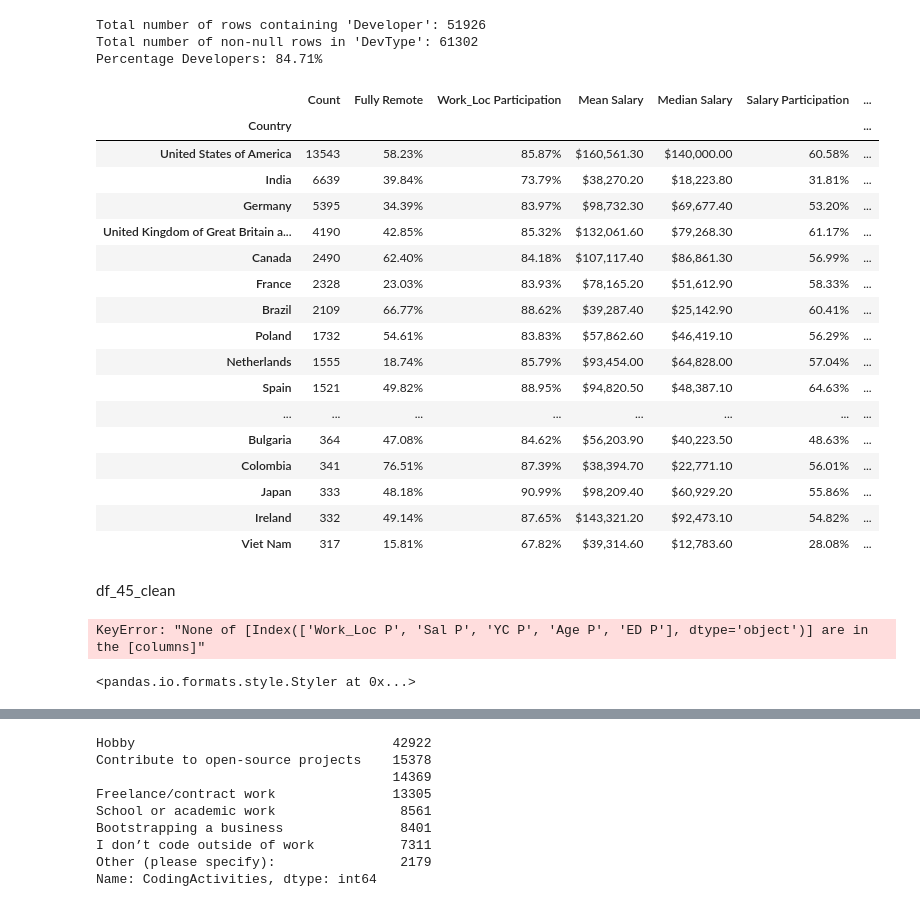
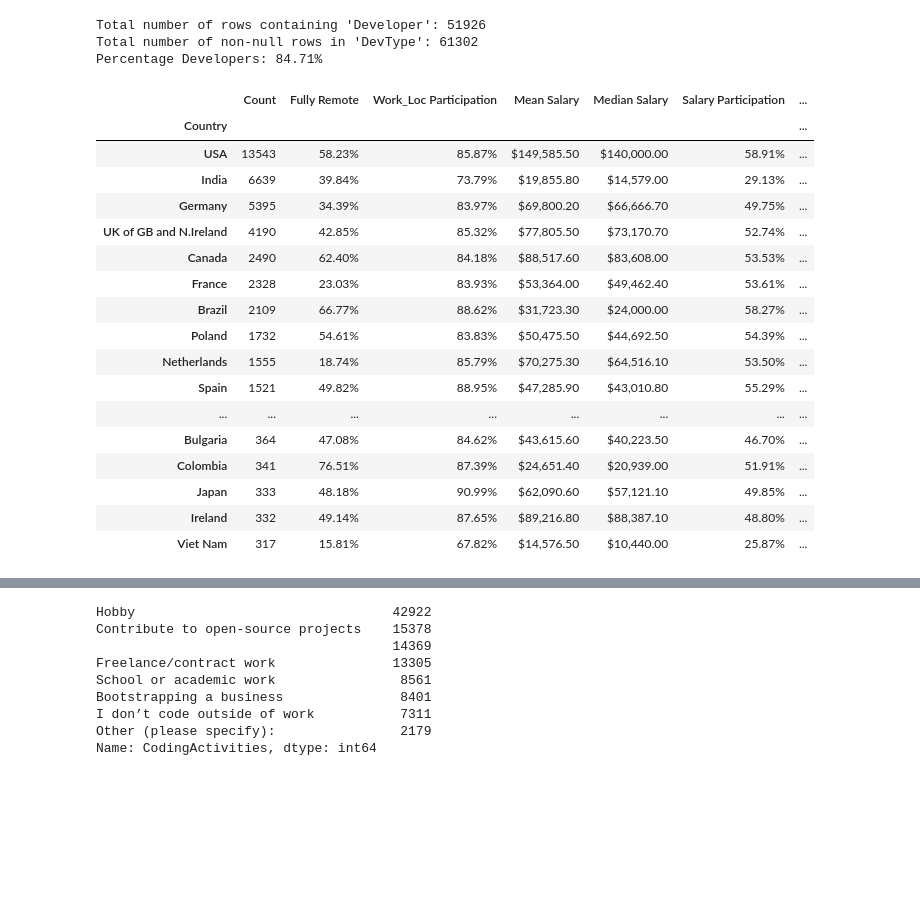
Before and after one commit to Adison-Fryman/SOF-survey-Analysis, a Jupyter notebook: General Demographics by Country.ipynb, the cells around one changed output, grey strips where cells are left out. Cells and saved outputs as stored; diff of their text form; code cells hidden in the pictures; blank space fills up the shorter version.

Commit message:
new additions to report, salary box plot ready to be added, few updates to Df creations to ensure index matches for all DF_45 types on country.

```diff
--- a/General Demographics by Country.ipynb
+++ b/General Demographics by Country.ipynb
@@ -115,3 +78,13 @@ Index(['MainBranch', 'Employment', 'RemoteWork', 'CodingActivities', 'EdLevel',
+# %%
+country_replace_dict = {'United Kingdom of Great Britain and Northern Ireland':'UK of GB and N.Ireland',
+ 'United States of America':'USA',
+ 'Iran, Islamic Republic of...':'Islamic Rplb of Iran',
+ 'Venezuela, Bolivarian Republic of...':'Venezuela'}
+
+
+df_whole_45['Country'] = df_whole_45['Country'].replace(country_replace_dict)
+#df_whole_45
+df_45['Country'] = df_45['Country'].replace(country_replace_dict)
 # %%
 
 ### % Fully Remote:
@@ -567,0 +465,14 @@ Name: Most_Common ED_Level, dtype: object
+# %%
+# Looking at mean and median
+country_grp = df_whole_45_salary.groupby(['Country'])
+country_grp['YearlyTotConvertCOMP'].mean().round(0)
+#pd.set_option('display.float_format', lambda x: f'{x:.2f}')
+country_grp['YearlyTotConvertCOMP'].agg(['mean', 'median']).round(0)
+
+#Salary series added to df_45
+Mean_Salary = country_grp['YearlyTotConvertCOMP'].mean().round(1).rename('Mean Salary')
+Median_Salary = country_grp['YearlyTotConvertCOMP'].median().round(1).rename('Median Salary')
+Salary_Count_NonNA = country_grp['Age'].count().rename('Salary_Count NonNA')
+df_45 = df_45.join(Mean_Salary, on='Country')
+df_45 = df_45.join(Median_Salary, on='Country')
+df_45 = df_45.join(Salary_Count_NonNA, on='Country')
@@ -834,31 +734,39 @@ df_45_clean = df_45[['Country', 'Count','Fully Remote','Work_Loc Participation',
 
 df_45_clean.set_index('Country', inplace=True)
 # %%
+#Sending df_45_clean to CSV
 df_45_clean.to_csv("df_45_clean.csv", index=True)
-df_45_clean
+display(df_45_clean)
+#Sending df_whole_45 to CSV
+df_whole_45.to_csv('df_whole_45.csv', index = False)
+
+#Sending df_salary_test to CSV
+df_salary_test.to_csv('df_salary_test.csv', index = False) # this is an uncleaned copy of original for use in Salry.ipynb
+
+#Sending df_whole_45_salary to CSV
+df_whole_45_salary.to_csv('df_whole_45_salary.csv', index = False) #cleaned copy, filtered for outliers
+#df_whole_45_salary.shape # output (31624, 83) looks good like filters worked!
 # %% [output]
 |  | Count | Fully Remote | Work_Loc Participation | Mean Salary | Median Salary | Salary Participation | ... |
 | Country |  |  |  |  |  |  | ... |
-| United States of America | 13543 | 58.23% | 85.87% | $160,561.30 | $140,000.00 | 60.58% | ... |
-| India | 6639 | 39.84% | 73.79% | $38,270.20 | $18,223.80 | 31.81% | ... |
-| Germany | 5395 | 34.39% | 83.97% | $98,732.30 | $69,677.40 | 53.20% | ... |
-| United Kingdom of Great Britain a... | 4190 | 42.85% | 85.32% | $132,061.60 | $79,268.30 | 61.17% | ... |
-| Canada | 2490 | 62.40% | 84.18% | $107,117.40 | $86,861.30 | 56.99% | ... |
-| France | 2328 | 23.03% | 83.93% | $78,165.20 | $51,612.90 | 58.33% | ... |
-| Brazil | 2109 | 66.77% | 88.62% | $39,287.40 | $25,142.90 | 60.41% | ... |
-| Poland | 1732 | 54.61% | 83.83% | $57,862.60 | $46,419.10 | 56.29% | ... |
-| Netherlands | 1555 | 18.74% | 85.79% | $93,454.00 | $64,828.00 | 57.04% | ... |
-| Spain | 1521 | 49.82% | 88.95% | $94,820.50 | $48,387.10 | 64.63% | ... |
+| USA | 13543 | 58.23% | 85.87% | $149,585.50 | $140,000.00 | 58.91% | ... |
+| India | 6639 | 39.84% | 73.79% | $19,855.80 | $14,579.00 | 29.13% | ... |
+| Germany | 5395 | 34.39% | 83.97% | $69,800.20 | $66,666.70 | 49.75% | ... |
+| UK of GB and N.Ireland | 4190 | 42.85% | 85.32% | $77,805.50 | $73,170.70 | 52.74% | ... |
+| Canada | 2490 | 62.40% | 84.18% | $88,517.60 | $83,608.00 | 53.53% | ... |
+| France | 2328 | 23.03% | 83.93% | $53,364.00 | $49,462.40 | 53.61% | ... |
+| Brazil | 2109 | 66.77% | 88.62% | $31,723.30 | $24,000.00 | 58.27% | ... |
+| Poland | 1732 | 54.61% | 83.83% | $50,475.50 | $44,692.50 | 54.39% | ... |
+| Netherlands | 1555 | 18.74% | 85.79% | $70,275.30 | $64,516.10 | 53.50% | ... |
+| Spain | 1521 | 49.82% | 88.95% | $47,285.90 | $43,010.80 | 55.29% | ... |
 | ... | ... | ... | ... | ... | ... | ... | ... |
-| Bulgaria | 364 | 47.08% | 84.62% | $56,203.90 | $40,223.50 | 48.63% | ... |
-| Colombia | 341 | 76.51% | 87.39% | $38,394.70 | $22,771.10 | 56.01% | ... |
-| Japan | 333 | 48.18% | 90.99% | $98,209.40 | $60,929.20 | 55.86% | ... |
-| Ireland | 332 | 49.14% | 87.65% | $143,321.20 | $92,473.10 | 54.82% | ... |
-| Viet Nam | 317 | 15.81% | 67.82% | $39,314.60 | $12,783.60 | 28.08% | ... |
+| Bulgaria | 364 | 47.08% | 84.62% | $43,615.60 | $40,223.50 | 46.70% | ... |
+| Colombia | 341 | 76.51% | 87.39% | $24,651.40 | $20,939.00 | 51.91% | ... |
+| Japan | 333 | 48.18% | 90.99% | $62,090.60 | $57,121.10 | 49.85% | ... |
+| Ireland | 332 | 49.14% | 87.65% | $89,216.80 | $88,387.10 | 48.80% | ... |
+| Viet Nam | 317 | 15.81% | 67.82% | $14,576.50 | $10,440.00 | 25.87% | ... |
-# %% [markdown]
-df_45_clean
 # %%
-import pandas as pd
+# currently broken!
 
 def color_coding(value):
     if isinstance(value, str):
@@ -900,10 +808,7 @@ df_styled = df_45_clean.style.applymap(color_coding, subset=['Work_Loc P','Sal P
 #df_styled.to_html("df_styled.html", index=False) ##done
 
 
-df_styled
+#df_styled
-# %% [output]
-KeyError: "None of [Index(['Work_Loc P', 'Sal P', 'YC P', 'Age P', 'ED P'], dtype='object')] are in the [columns]"
-<pandas.io.formats.style.Styler at 0x...>
 # %%
 sns.scatterplot(x = 'Median Salary', y = 'Mean Age', data = df_45, hue = "Most_Common ED_Level", size = 'Median YearsCode' )
 # %% [output]
```
Also changed, not shown: parts of 22 cells of this notebook, 6 other files.
